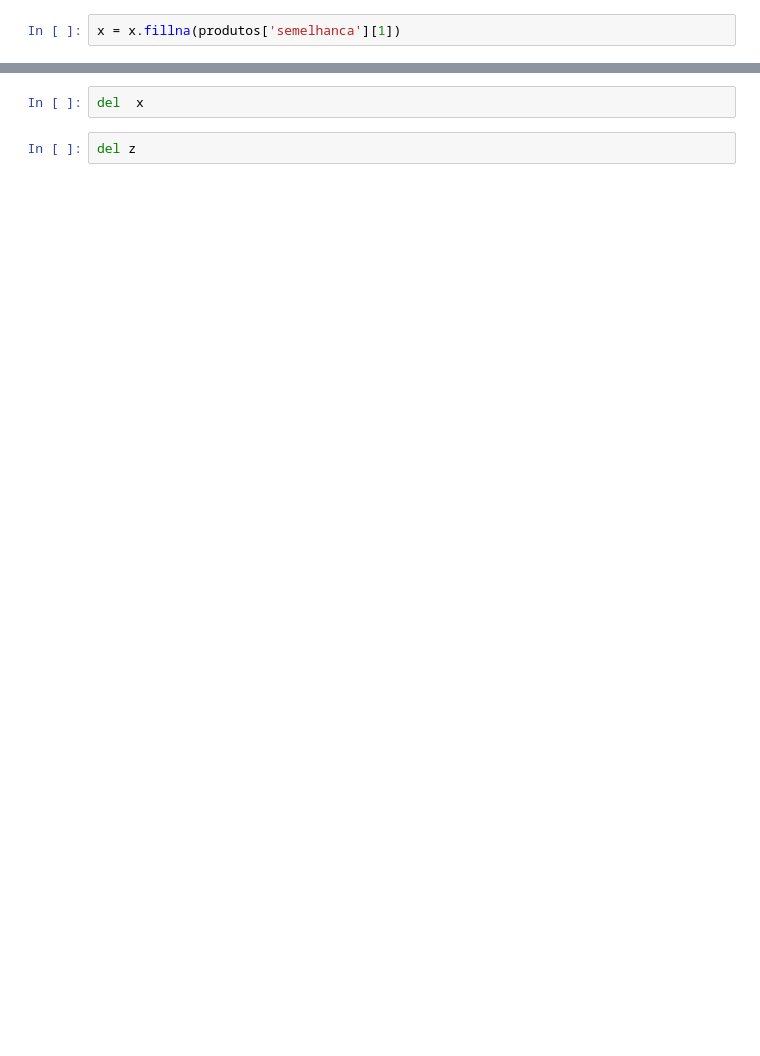
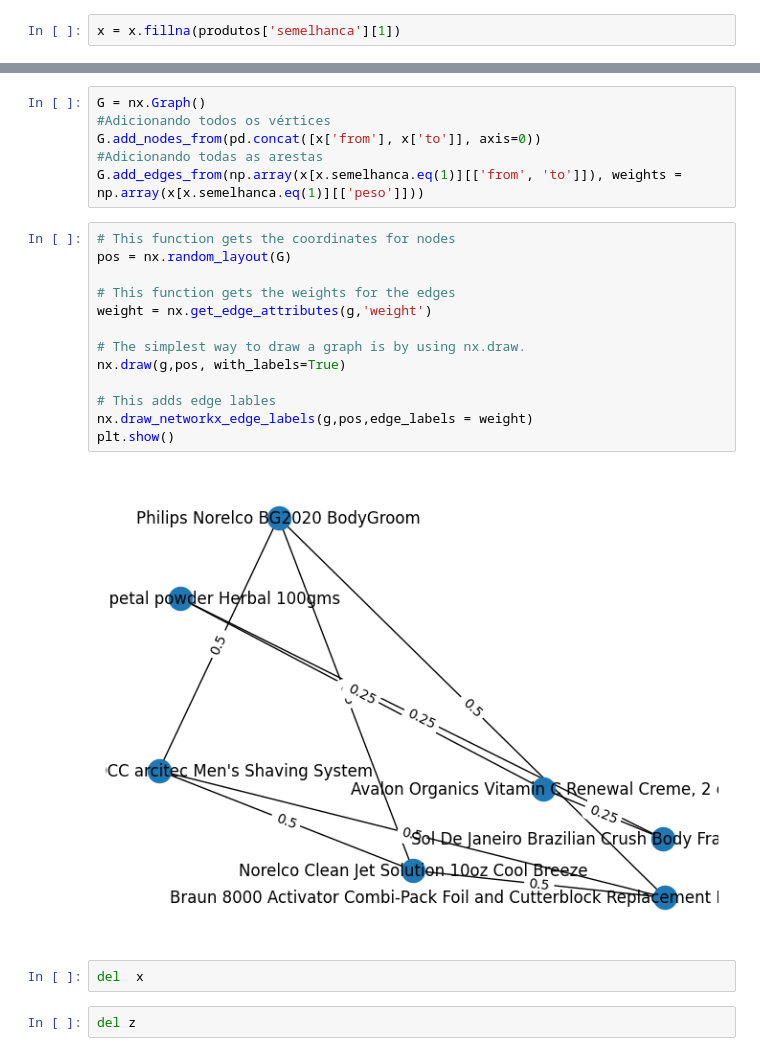
Before and after one commit to arthurvaz05/Python.Script, a Jupyter notebook: Grafo_RSys.ipynb, the cells around one changed output, grey strips where cells are left out. Saved outputs shown, nothing was run; the diff lists cells and outputs as text; blank space fills up the shorter version.

```diff
--- a/Grafo_RSys.ipynb
+++ b/Grafo_RSys.ipynb
@@ -257,3 +301,24 @@ x
+# %%
+G = nx.Graph()
+#Adicionando todos os vértices
+G.add_nodes_from(pd.concat([x['from'], x['to']], axis=0))
+#Adicionando todas as arestas
+G.add_edges_from(np.array(x[x.semelhanca.eq(1)][['from', 'to']]), weights = np.array(x[x.semelhanca.eq(1)][['peso']]))
+# %%
+# This function gets the coordinates for nodes
+pos = nx.random_layout(G)
+
+# This function gets the weights for the edges
+weight = nx.get_edge_attributes(g,'weight')
+
+# The simplest way to draw a graph is by using nx.draw.
+nx.draw(g,pos, with_labels=True)
+
+# This adds edge lables
+nx.draw_networkx_edge_labels(g,pos,edge_labels = weight)
+plt.show()
+# %% [output]
+[figure, added]
 # %%
 del  x
 # %%
```
Also changed, not shown: parts of 16 cells of this notebook.
